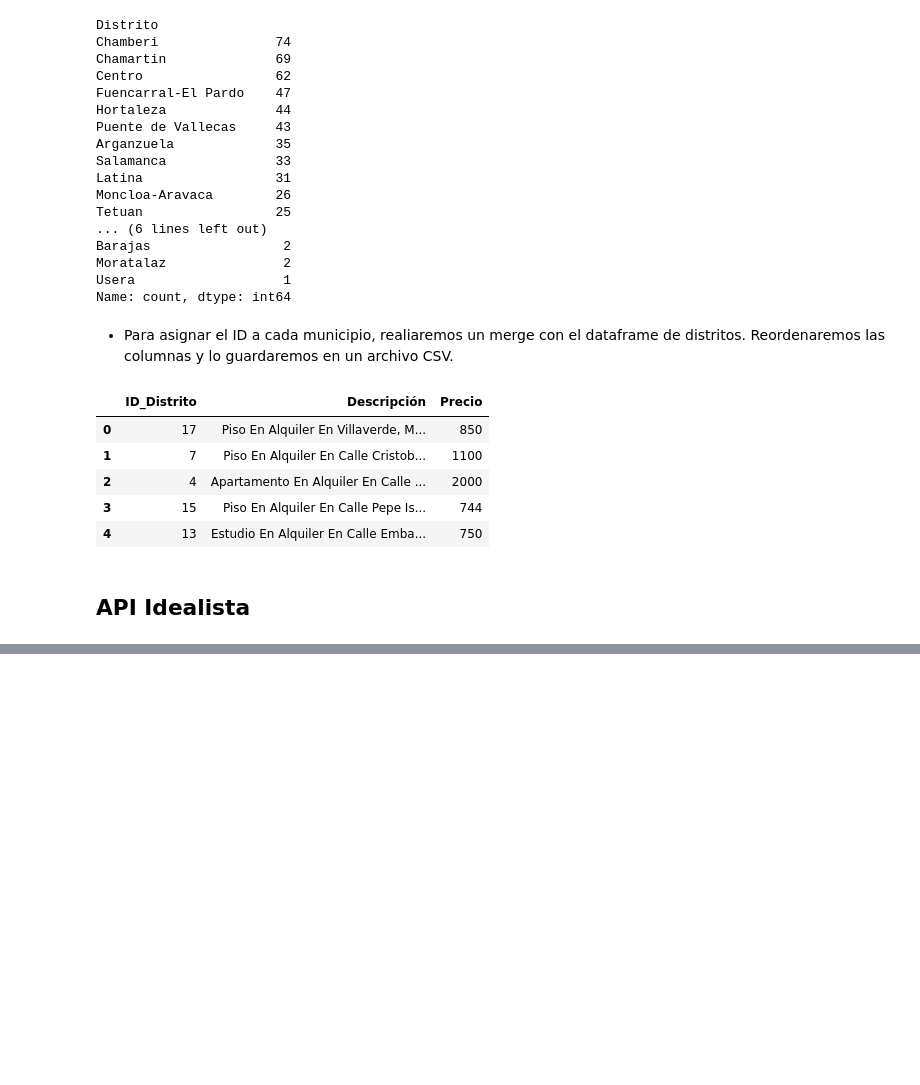
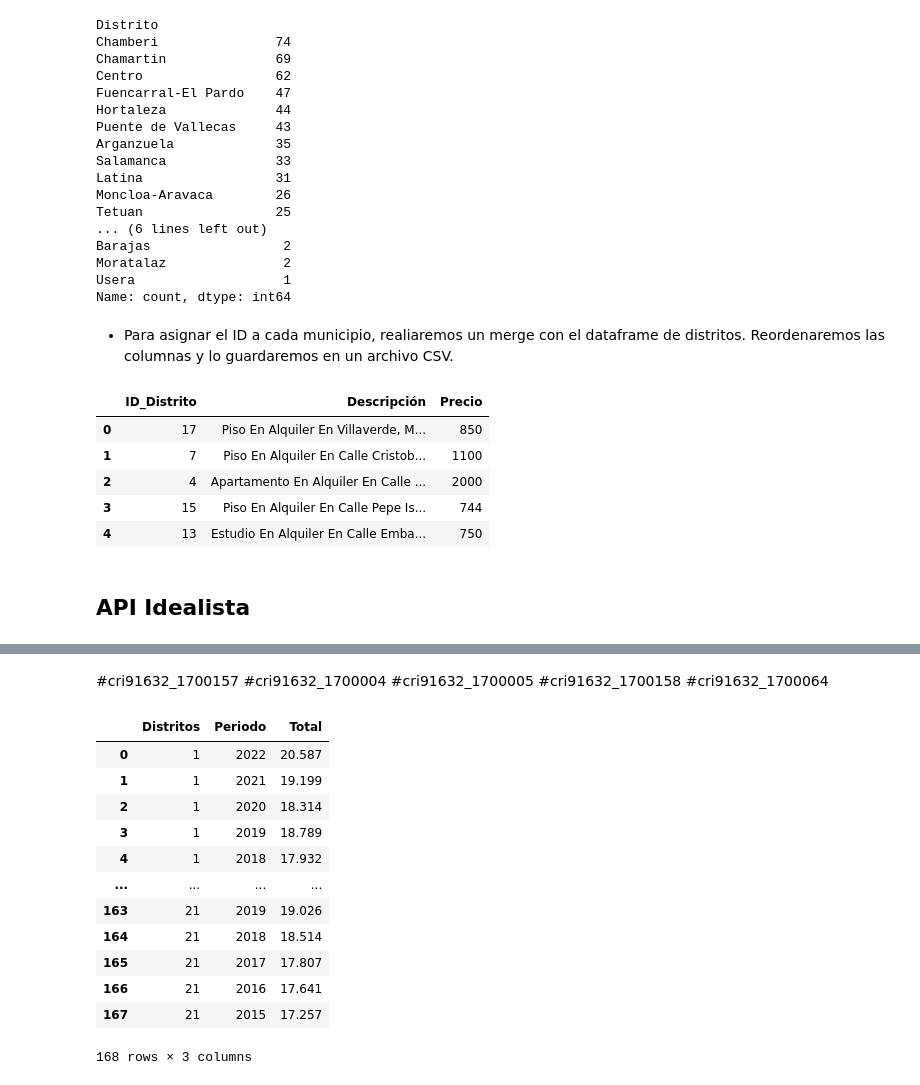
Before and after one commit to davfranco1/Proyecto5-ProyectoLibre-PreciosAlquileresMadrid, a Jupyter notebook: notebooks/1_ExtracciónLimpieza.ipynb, the cells around one changed output, grey strips where cells are left out. Drawn from its saved outputs; the diff is of its cells as text; code cells hidden in the pictures; blank space fills up the shorter version.

```diff
--- a/notebooks/1_ExtracciónLimpieza.ipynb
+++ b/notebooks/1_ExtracciónLimpieza.ipynb
@@ -310,0 +412,6 @@ gdf_sjoin2_final.sample(2)
+# %% [markdown]
+#cri91632_1700157
+#cri91632_1700004
+#cri91632_1700005
+#cri91632_1700158
+#cri91632_1700064
@@ -310,0 +420,20 @@ gdf_sjoin2_final.sample(2)
+# %%
+df_renta = pd.read_csv("../datos/origen/31097.csv", sep=";")
+df_renta.drop(columns=["Municipios", "Secciones", "Indicadores de renta media y mediana"], inplace=True)
+df_renta['Distritos'] = df_renta['Distritos'].str.extract(r'(\d{2})$', expand=False)
+df_renta["Distritos"] = df_renta["Distritos"].apply(lambda x: x.lstrip("0") if isinstance(x, str) else x)
+df_renta
+# %% [output]
+|  | Distritos | Periodo | Total |
+| 0 | 1 | 2022 | 20.587 |
+| 1 | 1 | 2021 | 19.199 |
+| 2 | 1 | 2020 | 18.314 |
+| 3 | 1 | 2019 | 18.789 |
+| 4 | 1 | 2018 | 17.932 |
+| ... | ... | ... | ... |
+| 163 | 21 | 2019 | 19.026 |
+| 164 | 21 | 2018 | 18.514 |
+| 165 | 21 | 2017 | 17.807 |
+| 166 | 21 | 2016 | 17.641 |
+| 167 | 21 | 2015 | 17.257 |
+168 rows × 3 columns
```
Also changed, not shown: parts of 9 cells of this notebook, 3 other files.
